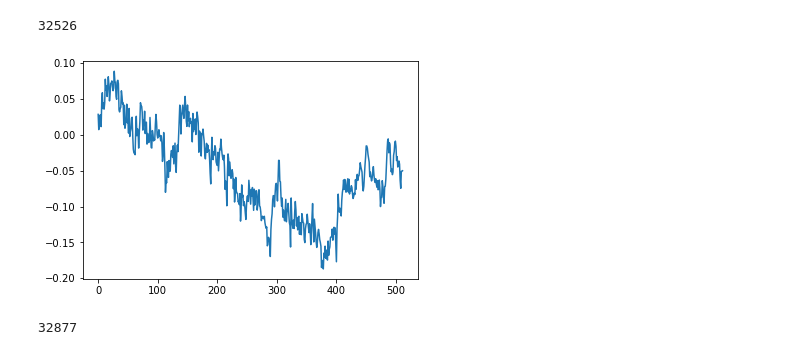
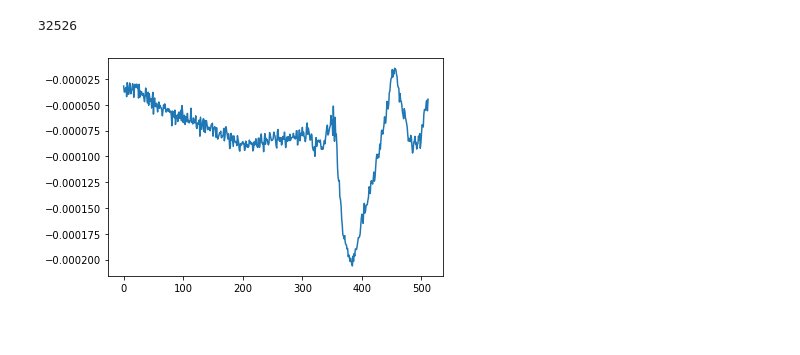
Before and after one commit to HLSUD/BISS, a Jupyter notebook: tmp/visualize_eeg_data.ipynb, the cells around one changed output. Cells and saved outputs as stored; diff of their text form; code cells hidden in the pictures; blank space fills up the shorter version.

```diff
--- a/tmp/visualize_eeg_data.ipynb
+++ b/tmp/visualize_eeg_data.ipynb
@@ -130,7 +130,7 @@ class eeg_pretrain_dataset(Dataset):
 
         ## remove bad data path from input_path
 
-        for i in abnormal_list:
+        for item in abnormal_list:
 
             if item in self.input_paths:
                 self.input_paths.remove(item)
@@ -276,14 +304,10 @@ torch.Size([128, 512])
 # %%
-sample = dataset_pretrain[32876]['eeg']
+sample = dataset_pretrain[1]['eeg'].numpy()
 x_axis = np.arange(0, sample.shape[-1])
-sample = sample.to('cpu').squeeze(0)[100].numpy()
+# sample = sample.to('cpu').squeeze(0)[1].numpy()
 fig = plt.figure()
-plt.plot(x_axis, sample)
+plt.plot(x_axis, sample[24])
 plt.show()
 # time.sleep(2)
 # %% [output]
-[figure, old version]
+[figure, new version]
-# %%
-281*117
-# %% [output]
-32877
```
Also changed, not shown: parts of 14 cells of this notebook, 7 other files.
